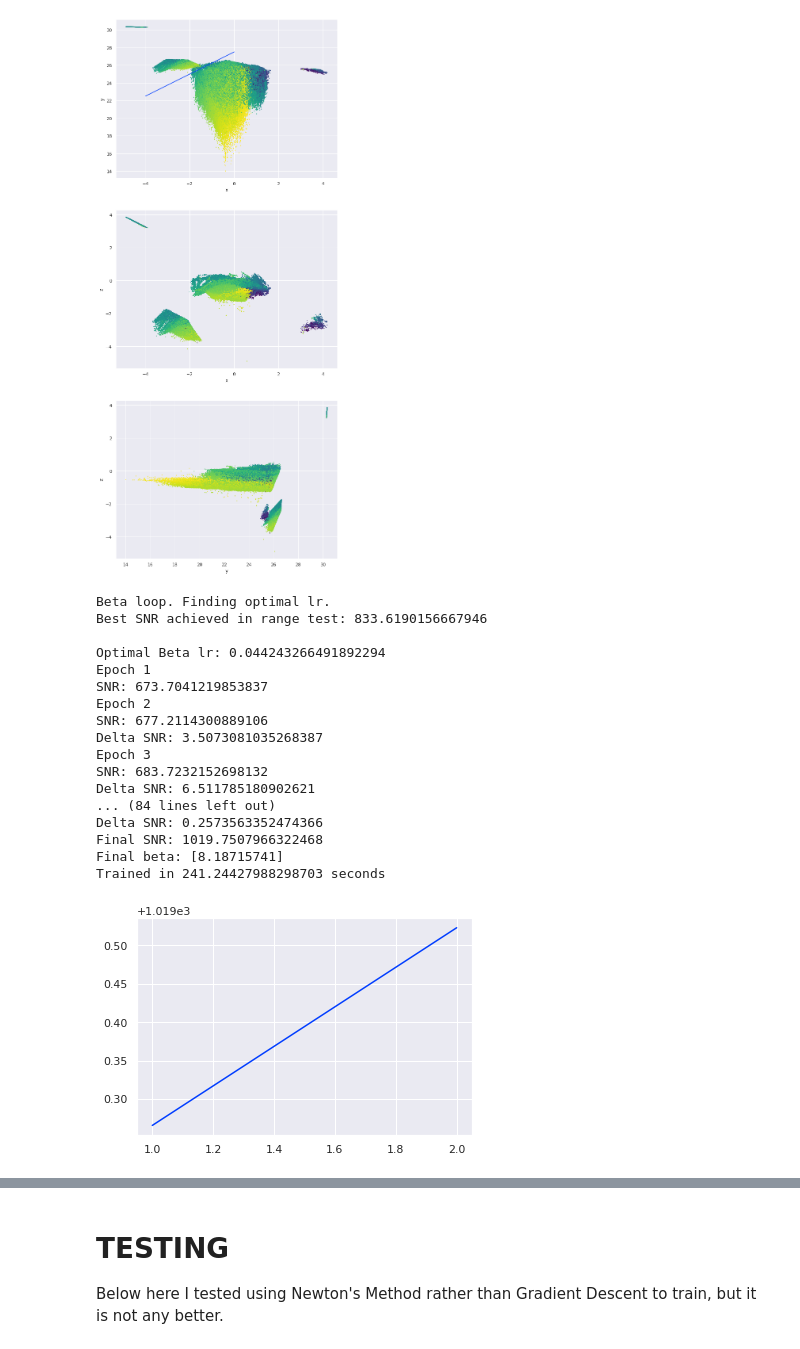
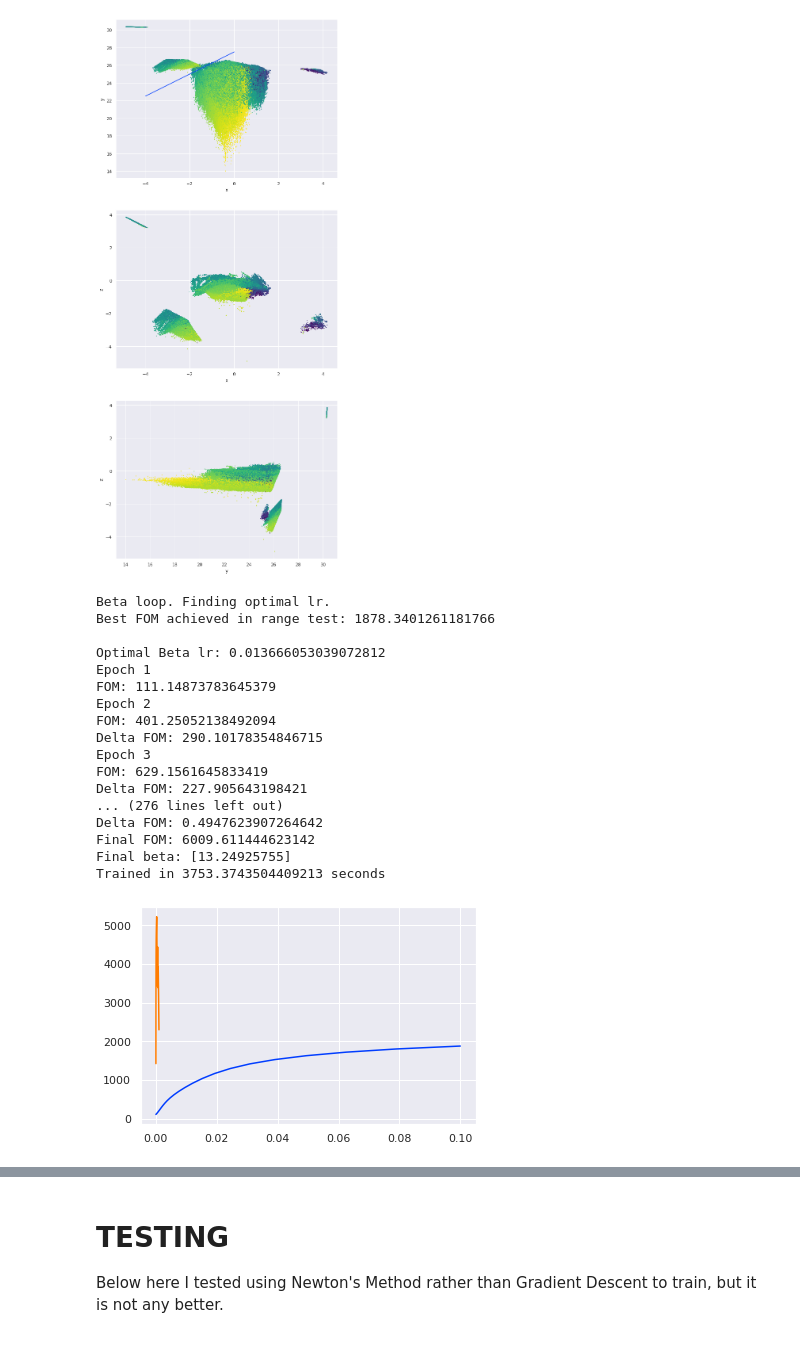
Before and after one commit to LSSTDESC/tomo_challenge, a Jupyter notebook: notebooks/pca_cluster.ipynb, the cells around one changed output, grey strips where cells are left out. Drawn from its saved outputs; the diff is of its cells as text; code cells hidden in the pictures.

```diff
--- a/notebooks/pca_cluster.ipynb
+++ b/notebooks/pca_cluster.ipynb
@@ -303,10 +303,10 @@ def range_test(points, redshift, beta, centroids, impl="fom", num=50, ind=1, ver
     # "Best" learning rate is where the slope is the highest positive value
     # i.e. where the metric increases the most per learning rate step.
     print(f"Best {impl.upper()} achieved in range test: {np.nanmax(val_hist)}")
-#     plt.plot(lr_arr, val_hist)
+    plt.plot(lr_arr, val_hist)
     return (x_slope[np.nanargmax(slope[1:])], improve_hist[np.argmax(val_hist)])
 # %%
-def fit_centroids(points, redshift, num_centroids=3, num_epochs=10, impl="snr", lr=0):
+def fit_centroids(points, redshift, num_centroids=3, num_epochs=10, impl="snr"):
 #     ind = gen.randint(0, len(points), num_centroids)
 #     ind = -(np.arange(0, num_centroids) + 1)
 #     # Must shift by a little so we don't get nan gradients due to 0 distances
@@ -345,7 +345,7 @@ def fit_centroids(points, redshift, num_centroids=3, num_epochs=10, impl="snr",
         # a minimum of 2 epochs.
         i = 0
         delta_val = 1
-        cur_lr = lr if test_lr == 0 else test_lr
+        cur_lr = test_lr
         while (i < num_epochs and abs(delta_val) > 0.50) or i < 2:
             try:
                 if verbose: print(f"Epoch {i + 1}")
@@ -381,12 +381,23 @@ def fit_centroids(points, redshift, num_centroids=3, num_epochs=10, impl="snr",
 
     # Once we have improved beta we can continue on to do the centroids themselves.
     print("Centroids loop. Finding optimal lr.")
-    centroid_lr, centroids = range_test(data_cut, z_cut, beta, centroids, impl, num=num_points, high=-2)
+    top = -2 if impl != "fom_detf" else -1 # I wonder why the DETF has smaller gradients.
+    # By this point ~6000 FOM requires more finesse
+    # I have restricted this to FOM only for lack of proof it works on the others (no time!)
+    if num_centroids > 7 and impl == "fom": top -= 1
+    centroid_lr, centroids = range_test(data_cut, z_cut, beta, centroids, impl, num=num_points, high=top)
     print(f"\nOptimal centroids lr: {centroid_lr}")
 
-    # I divide by ten because the centroids we found in the range test are usually
-    # a little unstable, so an even smaller learning rate is better.
-    best_lr = centroid_lr/10 if num_centroids < 8 else centroid_lr/15
+    # It's the eleventh hour and I don't quite have the time at the moment
+    # to prove rigorously that this is a good choice for lr but it is.
+    # I think that we actually want the lr to be on the order of 10^-3
+    # And in general this serves to do that, but without further testing
+    # I can't prove that's the case (yet)
+    if num_centroids < 8:
+        best_lr = centroid_lr / 10
+    else:
+        best_lr = centroid_lr
+
     centroids, loss = loop_and_improve(centroids, 1, num_epochs, test_lr=best_lr, verbose=True)
 
     # In case the final tracer escapes just run it again.
@@ -397,7 +408,7 @@ def fit_centroids(points, redshift, num_centroids=3, num_epochs=10, impl="snr",
         print(f"Final {impl.upper()}:", -d2(points, centroids, redshift, beta))
 
     print(f"Final beta: {beta}")
-    plt.plot(np.arange(0, len(loss)) + 1, loss, label=num_centroids)
+#     plt.plot(np.arange(0, len(loss)) + 1, loss, label=num_centroids)
     return centroids
 
 @jax.jit
@@ -415,28 +426,28 @@ def classify(points, centroids):
     return jnp.argmin(dist, axis=0)
 # %%
 t0 = time.perf_counter()
-centers = fit_centroids(data_cut, z_cut, num_centroids=3, num_epochs=70, impl="snr", lr=0.0024/7)
+centers = fit_centroids(data_cut, z_cut, num_centroids=8, num_epochs=70, impl="fom")
 duration = time.perf_counter() - t0
 print(f"Trained in {duration} seconds")
 # %% [output]
 Beta loop. Finding optimal lr.
-Best SNR achieved in range test: 833.6190156667946
+Best FOM achieved in range test: 1878.3401261181766
 
-Optimal Beta lr: 0.044243266491892294
+Optimal Beta lr: 0.013666053039072812
 Epoch 1
-SNR: 673.7041219853837
+FOM: 111.14873783645379
 Epoch 2
-SNR: 677.2114300889106
-Delta SNR: 3.5073081035268387
+FOM: 401.25052138492094
+Delta FOM: 290.10178354846715
 Epoch 3
-SNR: 683.7232152698132
-Delta SNR: 6.511785180902621
-... (84 lines left out)
-Delta SNR: 0.2573563352474366
-Final SNR: 1019.7507966322468
-Final beta: [8.18715741]
-Trained in 241.24427988298703 seconds
+FOM: 629.1561645833419
+Delta FOM: 227.905643198421
+... (276 lines left out)
+Delta FOM: 0.4947623907264642
+Final FOM: 6009.611444623142
+Final beta: [13.24925755]
+Trained in 3753.3743504409213 seconds
-[figure, old version]
+[figure, new version]
 # %%
 fig, ax = plt.subplots(figsize=(15, 10))
 
```
Also changed, not shown: parts of 13 cells of this notebook, 1 other file.
